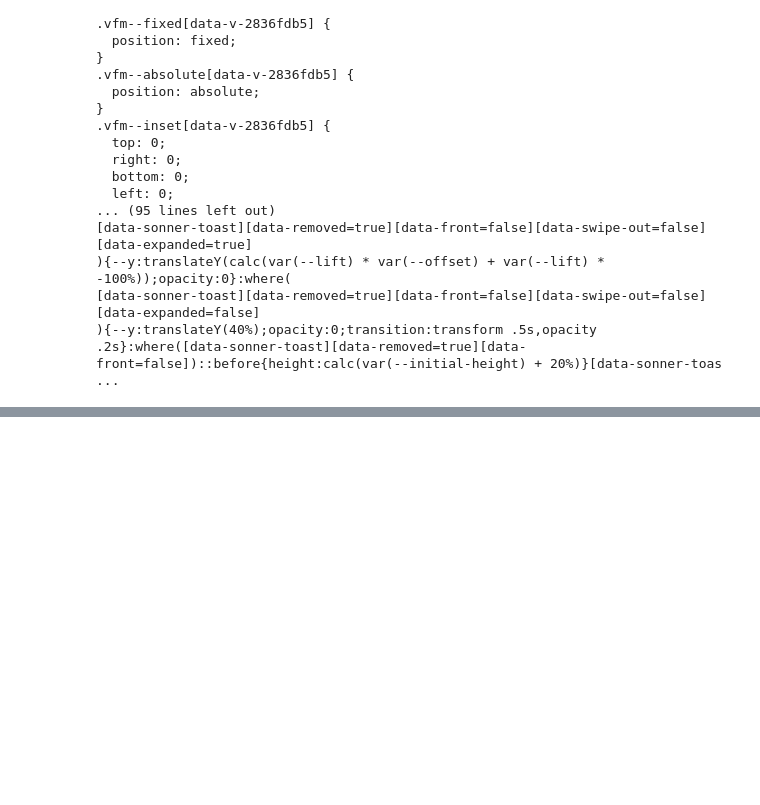
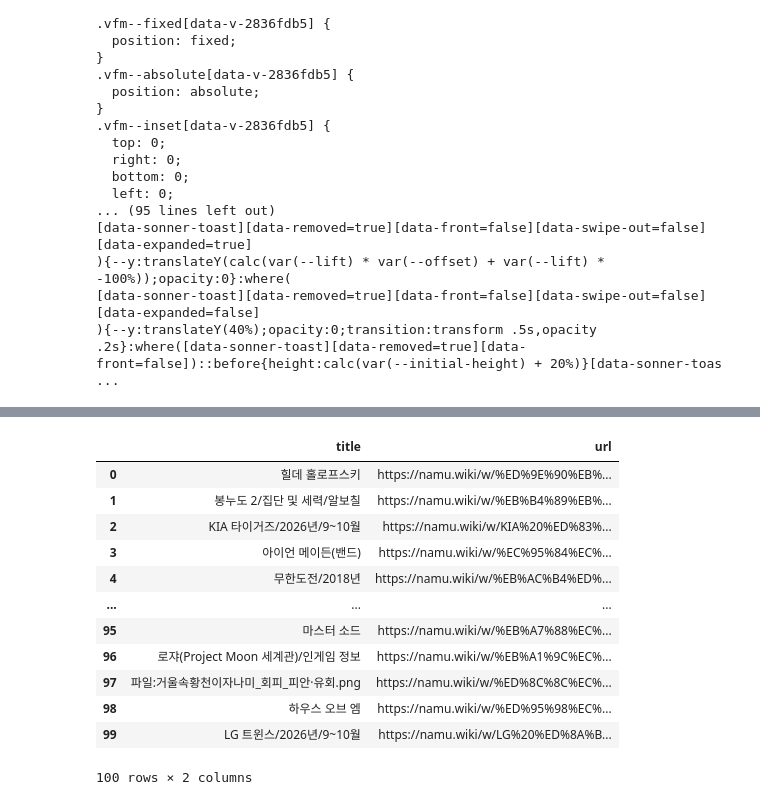
Before and after one commit to EPONINEE26/aix_data_0928, a Jupyter notebook: p1006/p1006_06.ipynb, the cells around one changed output, grey strips where cells are left out. Cells and saved outputs as stored; diff of their text form; code cells hidden in the pictures; blank space fills up the shorter version.

Commit message:
data 분석

```diff
--- a/p1006/p1006_06.ipynb
+++ b/p1006/p1006_06.ipynb
@@ -17,19 +17,19 @@ import time
 import os
 from dotenv import load_dotenv
 # %%
-url = "https://namu.wiki/RecentChanges"
-options = Options()
-options.add_experimental_option("excludeSwitches", ["enable-automation"])
-options.add_experimental_option("useAutomationExtension", False)
-options.add_argument("--disable-blink-features=AutomationControlled")
-browser = webdriver.Chrome(options=options)
-browser.maximize_window() # 화면 최대창 확대
-browser.get(url)
-time.sleep(2)
-# # 파일저장
-soup = BeautifulSoup(browser.page_source,'lxml')
-with open('file/namu1.html','w',encoding='utf-8') as f:
-    f.write(soup.prettify())
+# url = "https://namu.wiki/RecentChanges"
+# options = Options()
+# options.add_experimental_option("excludeSwitches", ["enable-automation"])
+# options.add_experimental_option("useAutomationExtension", False)
+# options.add_argument("--disable-blink-features=AutomationControlled")
+# browser = webdriver.Chrome(options=options)
+# browser.maximize_window() # 화면 최대창 확대
+# browser.get(url)
+# time.sleep(2)
+# # # 파일저장
+# soup = BeautifulSoup(browser.page_source,'lxml')
+# with open('file/namu1.html','w',encoding='utf-8') as f:
+#     f.write(soup.prettify())
 # %%
 soup
 # %% [output]
@@ -103,0 +101,17 @@ namu_data
+# %%
+df = pd.DataFrame(namu_data)
+df
+# %% [output]
+|  | title | url |
+| 0 | 힐데 홀로프스키 | https://namu.wiki/w/%ED%9E%90%EB%... |
+| 1 | 봉누도 2/집단 및 세력/알보칠 | https://namu.wiki/w/%EB%B4%89%EB%... |
+| 2 | KIA 타이거즈/2026년/9~10월 | https://namu.wiki/w/KIA%20%ED%83%... |
+| 3 | 아이언 메이든(밴드) | https://namu.wiki/w/%EC%95%84%EC%... |
+| 4 | 무한도전/2018년 | https://namu.wiki/w/%EB%AC%B4%ED%... |
+| ... | ... | ... |
+| 95 | 마스터 소드 | https://namu.wiki/w/%EB%A7%88%EC%... |
+| 96 | 로쟈(Project Moon 세계관)/인게임 정보 | https://namu.wiki/w/%EB%A1%9C%EC%... |
+| 97 | 파일:거울속황천이자나미_회피_피안·유회.png | https://namu.wiki/w/%ED%8C%8C%EC%... |
+| 98 | 하우스 오브 엠 | https://namu.wiki/w/%ED%95%98%EC%... |
+| 99 | LG 트윈스/2026년/9~10월 | https://namu.wiki/w/LG%20%ED%8A%B... |
+100 rows × 2 columns
```
Also changed, not shown: parts of 5 cells of this notebook, 2 other files.
